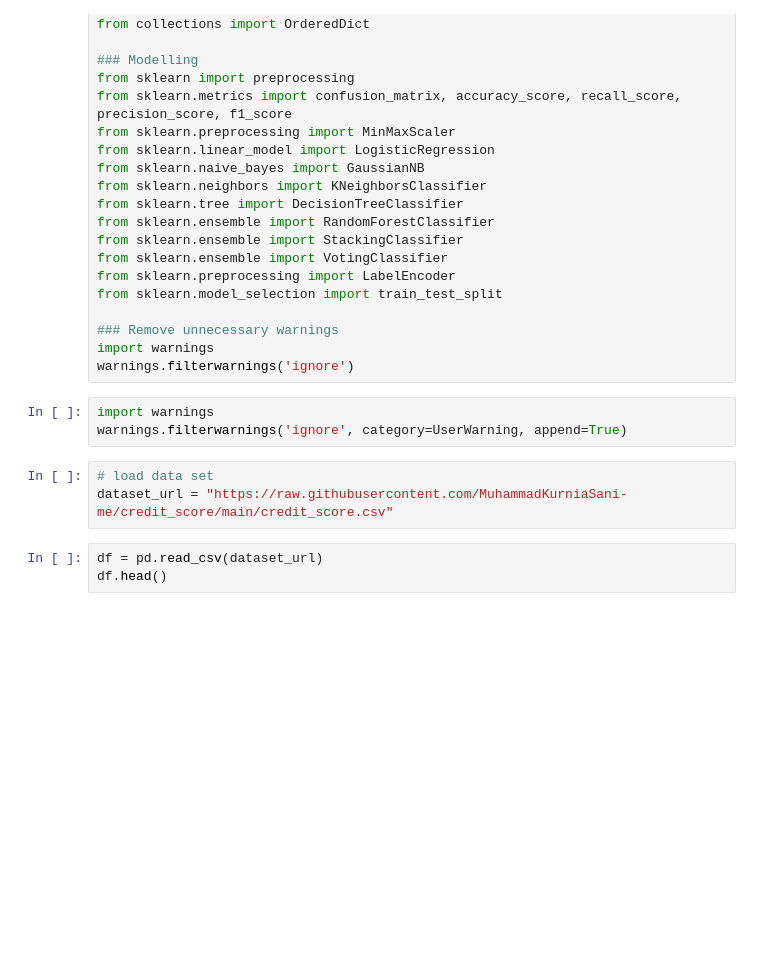
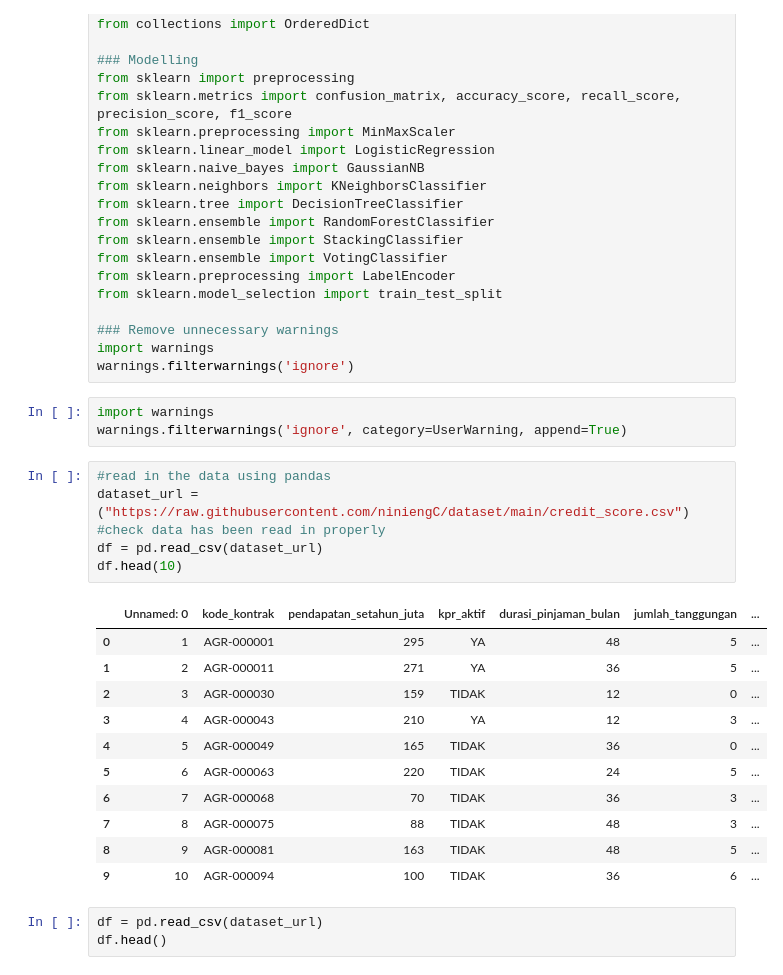
Before and after one commit to niniengC/datamining, a Jupyter notebook: _sources/tugas8.ipynb, the cells around one changed output. Drawn from its saved outputs; the diff is of its cells as text; blank space fills up the shorter version.

```diff
--- a/_sources/tugas8.ipynb
+++ b/_sources/tugas8.ipynb
@@ -61,9 +61,24 @@ warnings.filterwarnings('ignore')
 # %%
 import warnings
 warnings.filterwarnings('ignore', category=UserWarning, append=True)
-# %%
-# load data set
-dataset_url = "https://raw.githubusercontent.com/MuhammadKurniaSani-me/credit_score/main/credit_score.csv"
+# %%
+#read in the data using pandas
+dataset_url =("https://raw.githubusercontent.com/niniengC/dataset/main/credit_score.csv")
+#check data has been read in properly
+df = pd.read_csv(dataset_url)
+df.head(10)
+# %% [output]
+|  | Unnamed: 0 | kode_kontrak | pendapatan_setahun_juta | kpr_aktif | durasi_pinjaman_bulan | jumlah_tanggungan | ... |
+| 0 | 1 | AGR-000001 | 295 | YA | 48 | 5 | ... |
+| 1 | 2 | AGR-000011 | 271 | YA | 36 | 5 | ... |
+| 2 | 3 | AGR-000030 | 159 | TIDAK | 12 | 0 | ... |
+| 3 | 4 | AGR-000043 | 210 | YA | 12 | 3 | ... |
+| 4 | 5 | AGR-000049 | 165 | TIDAK | 36 | 0 | ... |
+| 5 | 6 | AGR-000063 | 220 | TIDAK | 24 | 5 | ... |
+| 6 | 7 | AGR-000068 | 70 | TIDAK | 36 | 3 | ... |
+| 7 | 8 | AGR-000075 | 88 | TIDAK | 48 | 3 | ... |
+| 8 | 9 | AGR-000081 | 163 | TIDAK | 48 | 5 | ... |
+| 9 | 10 | AGR-000094 | 100 | TIDAK | 36 | 6 | ... |
 # %%
 df = pd.read_csv(dataset_url)
 df.head()
```
Also changed, not shown: parts of 1 cell of this notebook, 34 other files.
